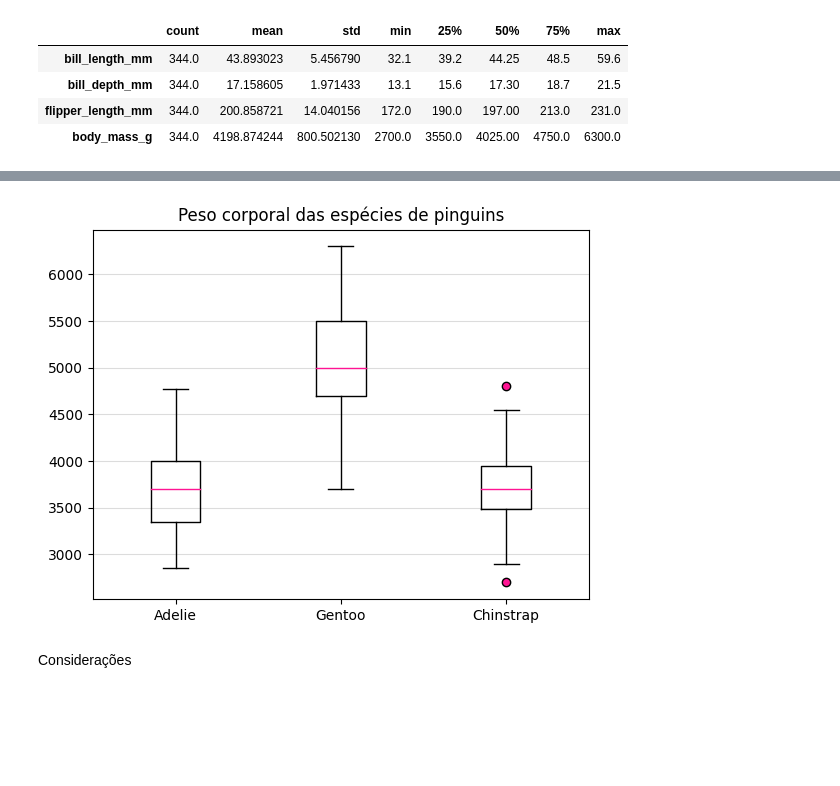
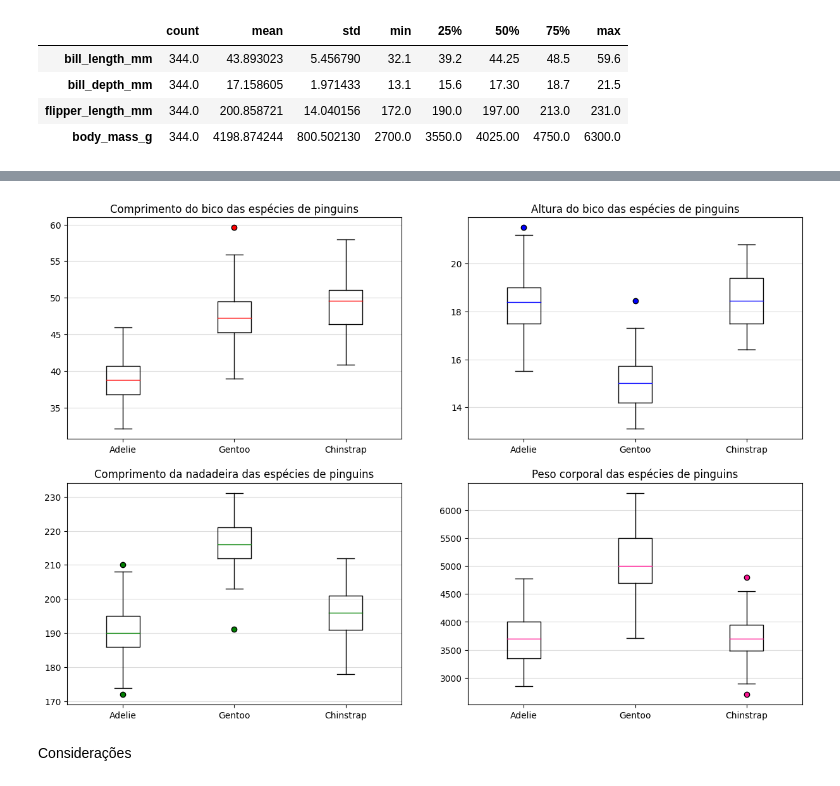
Before and after one commit to carolysg/projeto-pinguins, a Jupyter notebook: penguins.ipynb, the cells around one changed output, grey strips where cells are left out. Cells and saved outputs as stored; diff of their text form; code cells hidden in the pictures; blank space fills up the shorter version.

Commit message:
Boxplots em uma única imagem

```diff
--- a/penguins.ipynb
+++ b/penguins.ipynb
@@ -291,13 +258,31 @@ plt.show()
-# %%
-# Boxplot de body_mass_g
-body_mass_g = [df.loc[df['species']=='Adelie','body_mass_g'], df.loc[df['species']=='Gentoo','body_mass_g'], df.loc[df['species']=='Chinstrap','body_mass_g']]
-fig4, ax4 = plt.subplots()
-ax4.set_title('Peso corporal das espécies de pinguins')
-ax4.boxplot(body_mass_g, medianprops=dict(color='deeppink'), flierprops=dict(markerfacecolor = 'deeppink'))
-ax4.set_xticks([1,2,3], labels=['Adelie', 'Gentoo', 'Chinstrap'])
-ax4.yaxis.grid(True, color='gainsboro')
-plt.show()
-# %% [output]
-[figure, removed]
+# %%
+# Boxplot de bill_length_mm
+bill_lenght = [df.loc[df['species']=='Adelie','bill_length_mm'], df.loc[df['species']=='Gentoo','bill_length_mm'], df.loc[df['species']=='Chinstrap','bill_length_mm']]
+figs, axs = plt.subplots(2, 2, figsize=(15,10))
+axs[0,0].set_title('Comprimento do bico das espécies de pinguins')
+axs[0,0].boxplot(bill_lenght, medianprops=dict(color='red'), flierprops=dict(markerfacecolor = 'red'))
+axs[0,0].set_xticks([1,2,3], labels=['Adelie', 'Gentoo', 'Chinstrap'])
+axs[0,0].yaxis.grid(True, color='gainsboro')
+# Boxplot de bill_depth_mm
+bill_depth_mm = [df.loc[df['species']=='Adelie','bill_depth_mm'], df.loc[df['species']=='Gentoo','bill_depth_mm'], df.loc[df['species']=='Chinstrap','bill_depth_mm']]
+axs[0,1].set_title('Altura do bico das espécies de pinguins')
+axs[0,1].boxplot(bill_depth_mm, medianprops=dict(color='blue'), flierprops=dict(markerfacecolor = 'blue'))
+axs[0,1].set_xticks([1,2,3], labels=['Adelie', 'Gentoo', 'Chinstrap'])
+axs[0,1].yaxis.grid(True, color='gainsboro')
+# Boxplot de flipper_length_mm
+flipper_length_mm = [df.loc[df['species']=='Adelie','flipper_length_mm'], df.loc[df['species']=='Gentoo','flipper_length_mm'], df.loc[df['species']=='Chinstrap','flipper_length_mm']]
+axs[1,0].set_title('Comprimento da nadadeira das espécies de pinguins')
+axs[1,0].boxplot(flipper_length_mm, medianprops=dict(color='green'), flierprops=dict(markerfacecolor = 'green'))
+axs[1,0].set_xticks([1,2,3], labels=['Adelie', 'Gentoo', 'Chinstrap'])
+axs[1,0].yaxis.grid(True, color='gainsboro')
+# Boxplot de body_mass_g
+body_mass_g = [df.loc[df['species']=='Adelie','body_mass_g'], df.loc[df['species']=='Gentoo','body_mass_g'], df.loc[df['species']=='Chinstrap','body_mass_g']]
+axs[1,1].set_title('Peso corporal das espécies de pinguins')
+axs[1,1].boxplot(body_mass_g, medianprops=dict(color='deeppink'), flierprops=dict(markerfacecolor = 'deeppink'))
+axs[1,1].set_xticks([1,2,3], labels=['Adelie', 'Gentoo', 'Chinstrap'])
+axs[1,1].yaxis.grid(True, color='gainsboro')
+plt.show()
+# %% [output]
+[figure, added]
 # %% [markdown]
 Considerações
```
Also changed, not shown: parts of 3 cells of this notebook.
